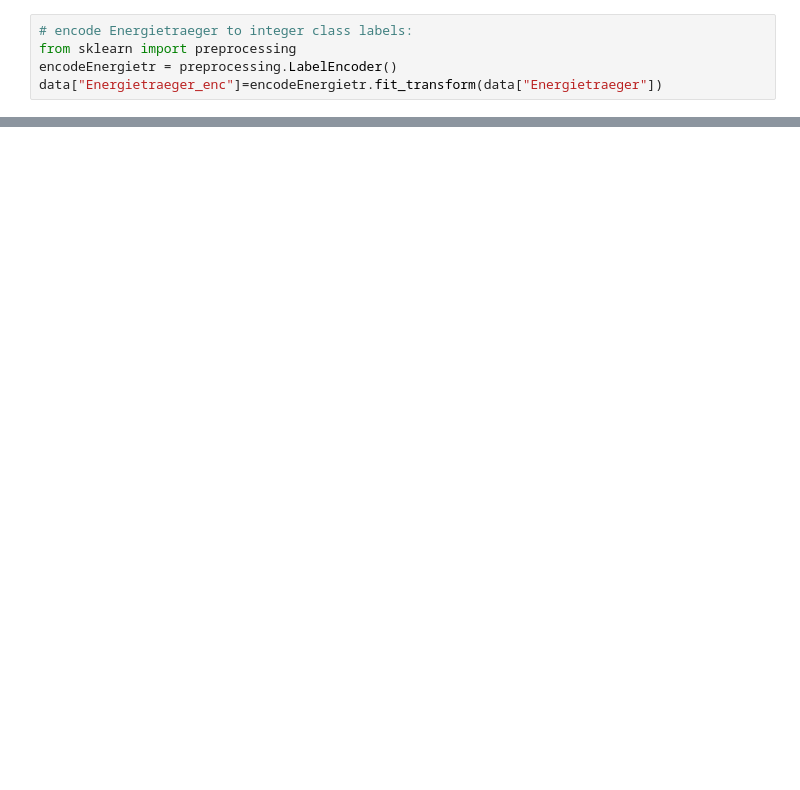
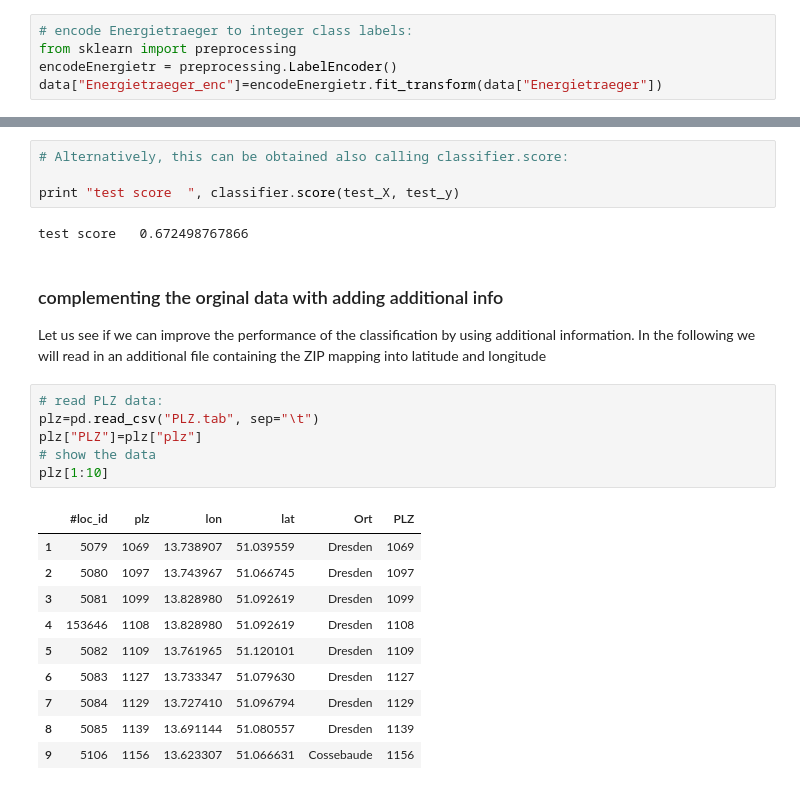
Before and after one commit to cortiana/DemoML, a Jupyter notebook: ml-demo02.ipynb, the cells around one changed output, grey strips where cells are left out. Cells and saved outputs as stored; diff of their text form; blank space fills up the shorter version.

```diff
--- a/ml-demo02.ipynb
+++ b/ml-demo02.ipynb
@@ -340,0 +187,27 @@ data3.shape
+# %%
+# Alternatively, this can be obtained also calling classifier.score:
+
+print "test score  ", classifier.score(test_X, test_y)
+# %% [output]
+test score   0.672498767866
+# %% [markdown]
+### complementing the orginal data with adding additional info
+
+Let us see if we can improve the performance of the classification by using additional information. In the following we will read in an additional file containing the ZIP mapping into latitude and longitude
+# %%
+# read PLZ data:
+plz=pd.read_csv("PLZ.tab", sep="\t")
+plz["PLZ"]=plz["plz"]
+# show the data
+plz[1:10]
+# %% [output]
+|  | #loc_id | plz | lon | lat | Ort | PLZ |
+| 1 | 5079 | 1069 | 13.738907 | 51.039559 | Dresden | 1069 |
+| 2 | 5080 | 1097 | 13.743967 | 51.066745 | Dresden | 1097 |
+| 3 | 5081 | 1099 | 13.828980 | 51.092619 | Dresden | 1099 |
+| 4 | 153646 | 1108 | 13.828980 | 51.092619 | Dresden | 1108 |
+| 5 | 5082 | 1109 | 13.761965 | 51.120101 | Dresden | 1109 |
+| 6 | 5083 | 1127 | 13.733347 | 51.079630 | Dresden | 1127 |
+| 7 | 5084 | 1129 | 13.727410 | 51.096794 | Dresden | 1129 |
+| 8 | 5085 | 1139 | 13.691144 | 51.080557 | Dresden | 1139 |
+| 9 | 5106 | 1156 | 13.623307 | 51.066631 | Cossebaude | 1156 |
```
Also changed, not shown: parts of 48 cells of this notebook, 1 other file.
